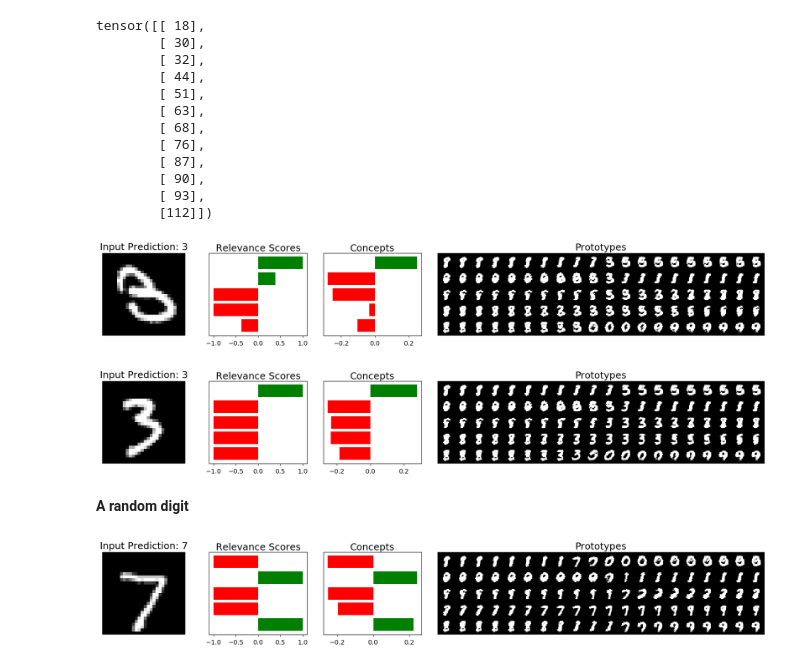
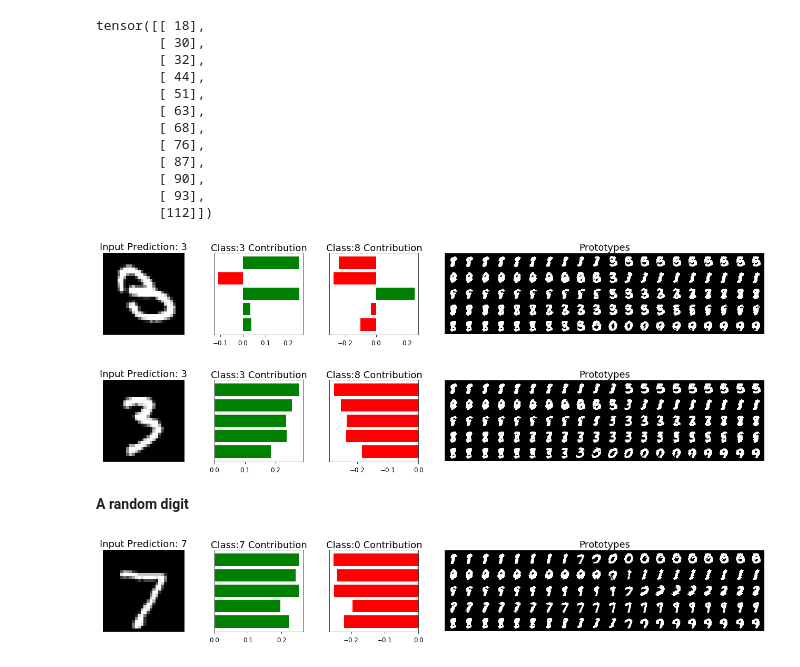
Before and after one commit to AmanDaVinci/SENN, a Jupyter notebook: report.ipynb, the cells around one changed output. Drawn from its saved outputs; the diff is of its cells as text; code cells hidden in the pictures.

Commit message:
improve DiSENN visualization

```diff
--- a/report.ipynb
+++ b/report.ipynb
@@ -50,7 +50,7 @@ def get_config(filename):
     return SimpleNamespace(**config)
 # %%
 def load_checkpoint(config):
-    model_file = Path('results') / config.exp_name / "checkpoints" / "best_model.pt"
+    model_file = Path('senn/results') / config.exp_name / "checkpoints" / "best_model.pt"
     return torch.load(model_file, config.device)
 # %%
 def accuracy(model, dataloader, config):
@@ -340,26 +337,26 @@ tensor([[ 18],
 # %%
 x = xb[18].cpu()
 fname = "/digit3a.png"
-disenn.explain(x, traversal_range=0.45,
+disenn.explain(x, contrast_class=8, traversal_range=0.45,
               gridsize=(1,6), col_span=3, figure_size=(18,3), show=True,
               save_as="results/"+disenn_config.exp_name+fname, use_cdf=True)
 # %% [output]
-[figure, old version]
+[figure, new version]
 # %%
 x = xb[30].cpu()
 fname = "/digit3b.png"
-disenn.explain(x, traversal_range=0.45,
+disenn.explain(x, contrast_class=8, traversal_range=0.45,
               gridsize=(1,6), col_span=3, figure_size=(18,3), show=True,
               save_as="results/"+disenn_config.exp_name+fname, use_cdf=True)
 # %% [output]
-[figure, old version]
+[figure, new version]
 # %% [markdown]
 **A random digit**
 # %%
 x = xb[0].cpu()
 fname = "/digit.png"
-disenn.explain(x, traversal_range=0.45,
+disenn.explain(x, contrast_class=0, traversal_range=0.45,
               gridsize=(1,6), col_span=3, figure_size=(18,3), show=True,
               save_as="results/"+disenn_config.exp_name+fname, use_cdf=True)
 # %% [output]
-[figure, old version]
+[figure, new version]
```
Also changed, not shown: parts of 5 cells of this notebook, 2 other files.
